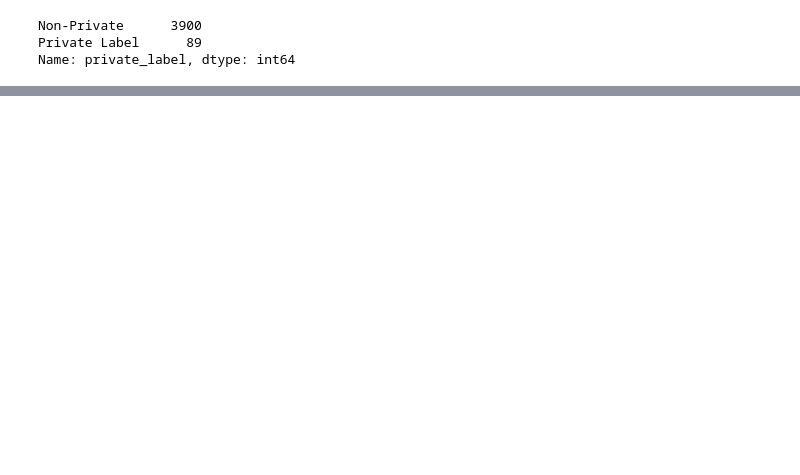
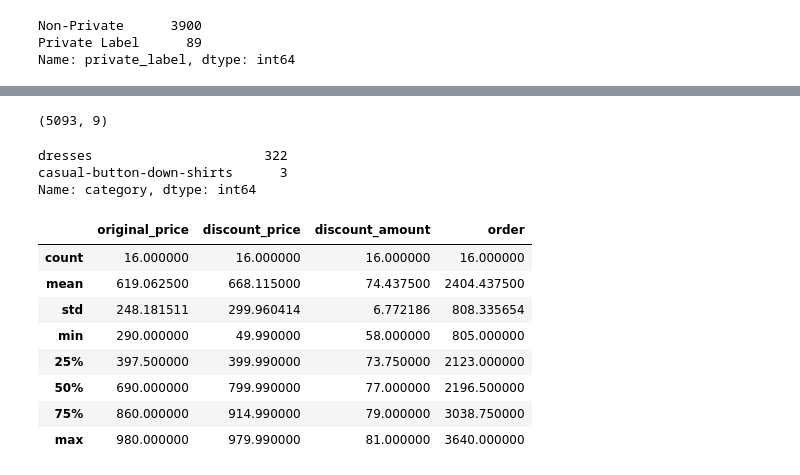
Before and after one commit to chuntao20/webscrap_discount, a Jupyter notebook: discount_strategy_analysis.ipynb, the cells around one changed output, grey strips where cells are left out. Saved outputs shown, nothing was run; the diff lists cells and outputs as text; code cells hidden in the pictures; blank space fills up the shorter version.

```diff
--- a/discount_strategy_analysis.ipynb
+++ b/discount_strategy_analysis.ipynb
@@ -538,0 +563,5 @@ _
+# %%
+off5th_raw.loc[off5th_raw['category']=='dress-shirts','order'] = (range(1,np.sum(off5th_raw['category']=='dress-shirts')+1))
+off5th_raw.loc[off5th_raw['category']=='dresses','order'] = (range(1,np.sum(off5th_raw['category']=='dresses')+1))
+off5th_raw.loc[off5th_raw['category']=='casual-button-down-shirts','order'] = (range(1,np.sum(off5th_raw['category']=='casual-button-down-shirts')+1))
+off5th_raw.loc[:,'order'] = off5th_raw['order'].astype(int)
@@ -538,0 +581,22 @@ _
+# %%
+off5th_raw.shape
+# %% [output]
+(5093, 9)
+# %%
+off5th_raw.loc[off5th_raw['original_price']<off5th_raw['discount_price']]['category'].value_counts()
+# %% [output]
+dresses                      322
+casual-button-down-shirts      3
+Name: category, dtype: int64
+# %%
+off5th_raw.loc[off5th_raw['brand_name']=='Valentino'].describe()
+# %% [output]
+|  | original_price | discount_price | discount_amount | order |
+| count | 16.000000 | 16.000000 | 16.000000 | 16.000000 |
+| mean | 619.062500 | 668.115000 | 74.437500 | 2404.437500 |
+| std | 248.181511 | 299.960414 | 6.772186 | 808.335654 |
+| min | 290.000000 | 49.990000 | 58.000000 | 805.000000 |
+| 25% | 397.500000 | 399.990000 | 73.750000 | 2123.000000 |
+| 50% | 690.000000 | 799.990000 | 77.000000 | 2196.500000 |
+| 75% | 860.000000 | 914.990000 | 79.000000 | 3038.750000 |
+| max | 980.000000 | 979.990000 | 81.000000 | 3640.000000 |
```
Also changed, not shown: parts of 17 cells of this notebook, 1 other file.
